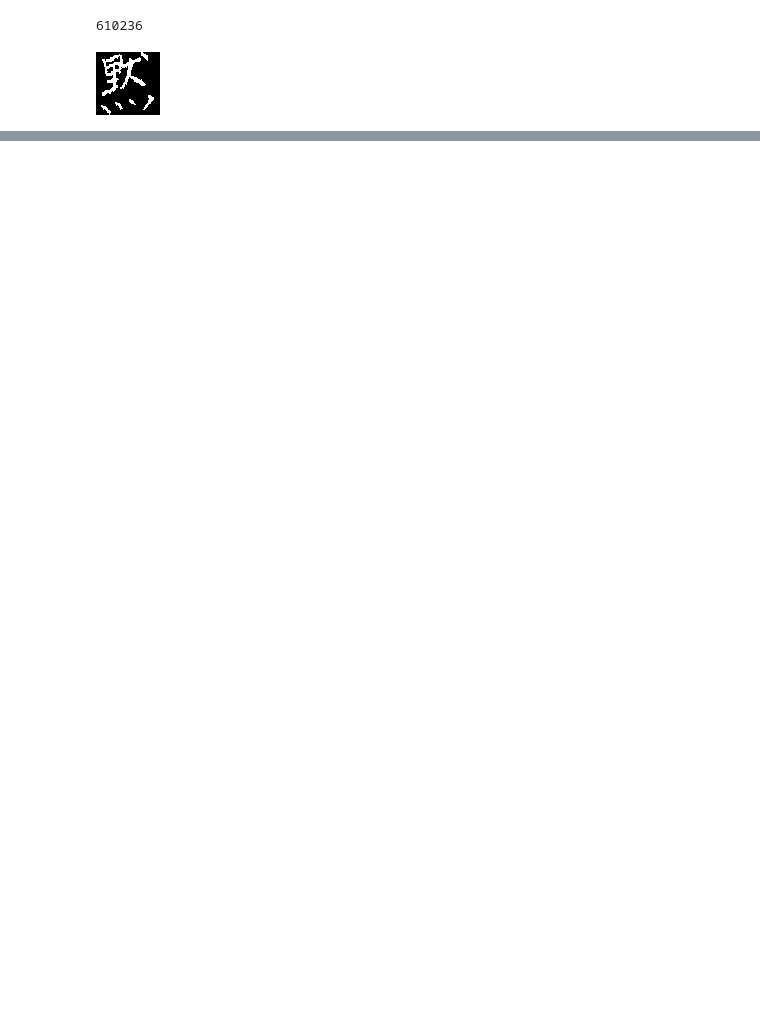
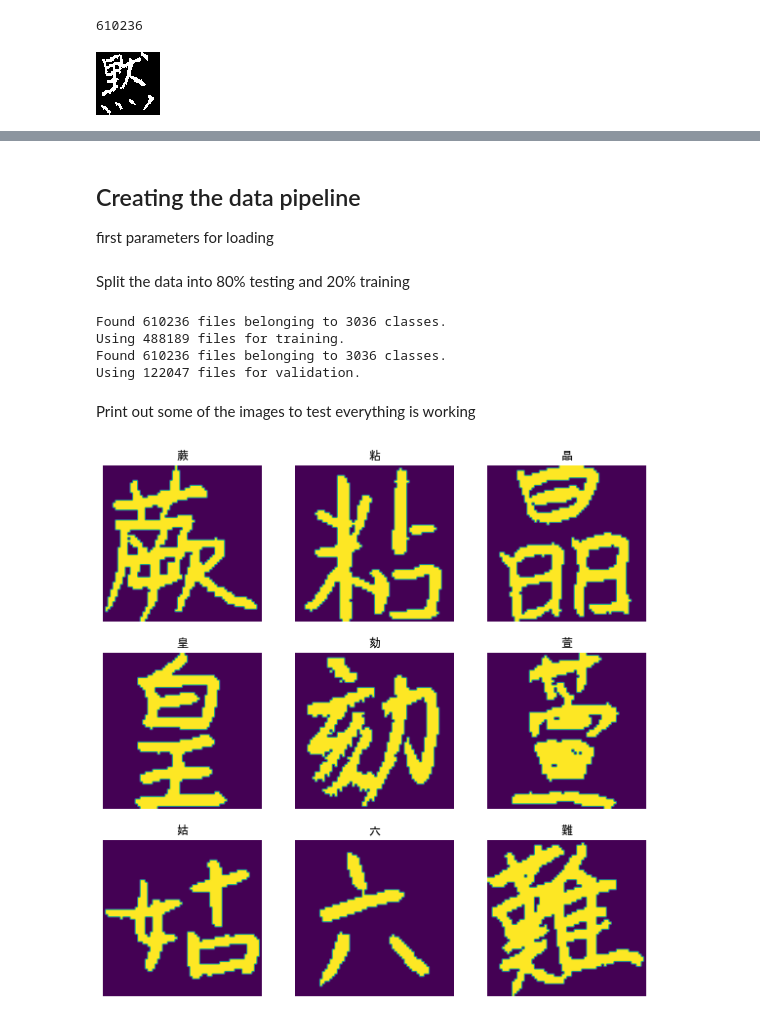
Before and after one commit to maase0/ML_CharacterClassifier, a Jupyter notebook: DataPipeline.ipynb, the cells around one changed output, grey strips where cells are left out. Drawn from its saved outputs; the diff is of its cells as text; code cells hidden in the pictures; blank space fills up the shorter version.

Commit message:
Hopefully working, now need to train

```diff
--- a/DataPipeline.ipynb
+++ b/DataPipeline.ipynb
@@ -60,0 +53,52 @@ AttributeError: 'tensorflow.python.framework.ops.EagerTensor' object has no attr
+# %% [markdown]
+## Creating the data pipeline
+
+first parameters for loading
+# %%
+batch_size = 4096
+img_height = 63
+img_width = 64
+# %% [markdown]
+Split the data into 80% testing and 20% training
+# %%
+train_ds = tf.keras.preprocessing.image_dataset_from_directory(
+  data_dir,
+  validation_split=0.2,
+  subset="training",
+  seed=123,
+  image_size=(img_height, img_width),
+  batch_size=batch_size,
+  color_mode='grayscale',
+  shuffle=True)
+
+
+val_ds = tf.keras.preprocessing.image_dataset_from_directory(
+  data_dir,
+  validation_split=0.2,
+  subset="validation",
+  seed=123,
+  image_size=(img_height, img_width),
+  batch_size=batch_size,
+  color_mode='grayscale',
+  shuffle=True)
+
+
+class_names = train_ds.class_names
+#print(class_names)
+# %% [output]
+Found 610236 files belonging to 3036 classes.
+Using 488189 files for training.
+Found 610236 files belonging to 3036 classes.
+Using 122047 files for validation.
+# %% [markdown]
+Print out some of the images to test everything is working
+# %%
+plt.figure(figsize=(10, 10))
+for images, labels in train_ds.take(1):
+  for i in range(9):
+    ax = plt.subplot(3, 3, i + 1)
+    plt.imshow(images[i].numpy().astype("uint8"))
+    plt.title(class_names[labels[i]])
+    plt.axis("off")
+# %% [output]
+[figure, added]
```
Also changed, not shown: parts of 18 cells of this notebook, 2 other files.
